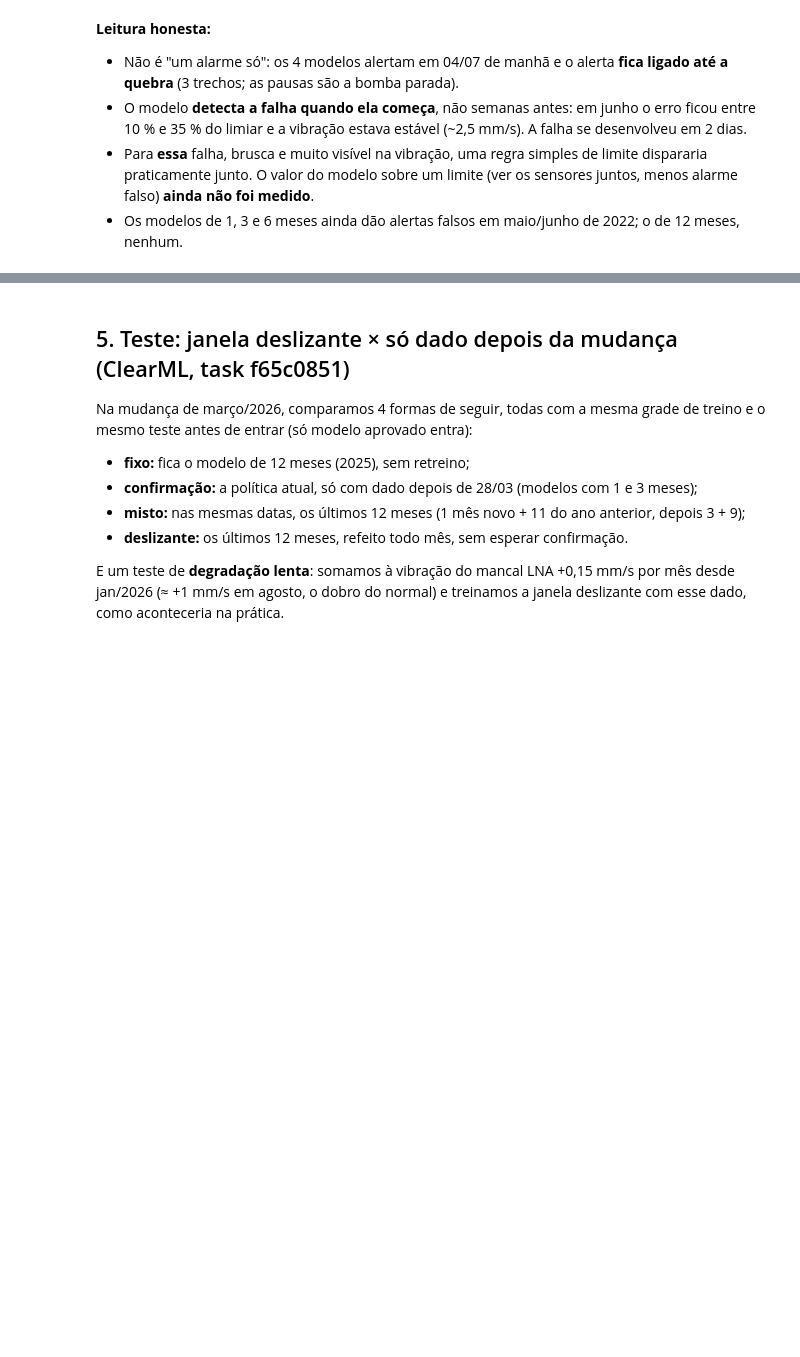
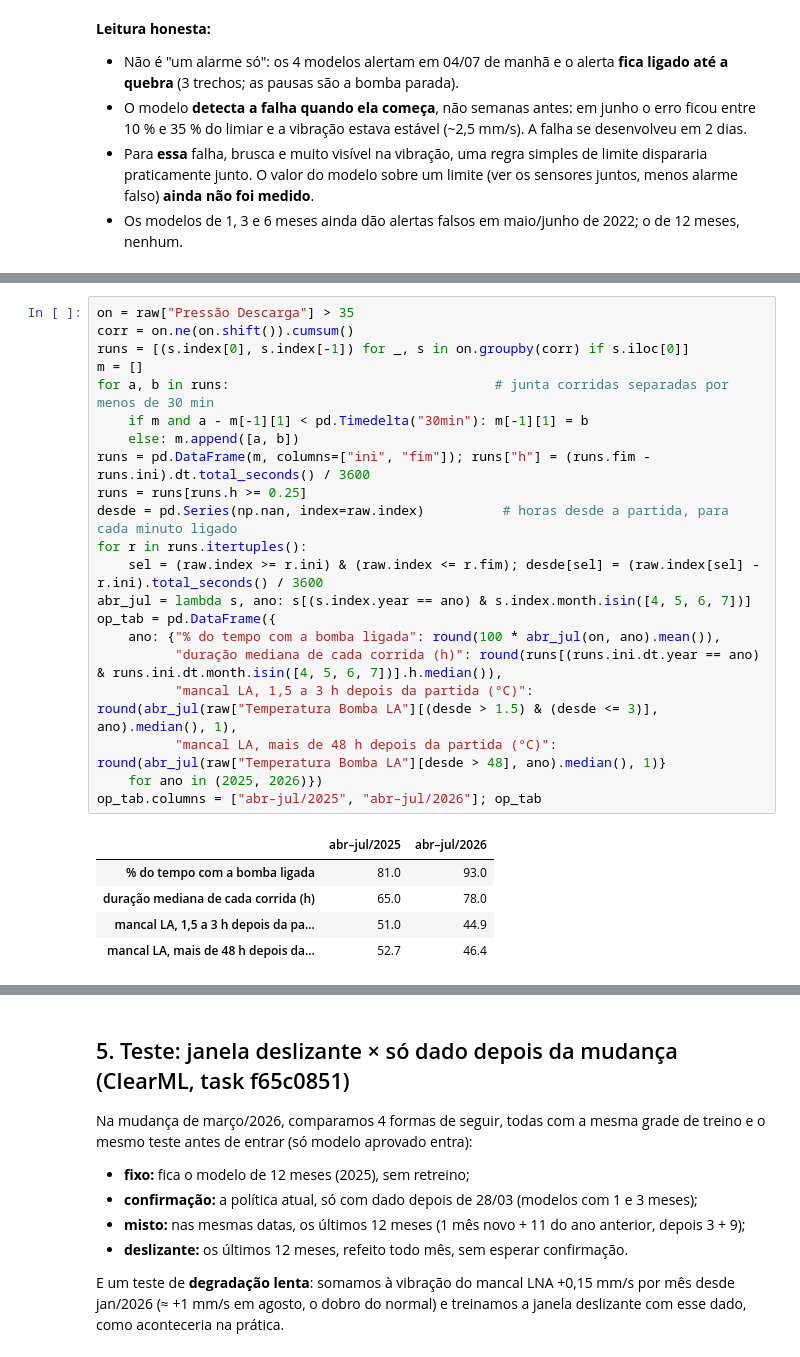
Before and after one commit to SIMPred-Petrobras/transpetro-models, a Jupyter notebook: notebooks/drift/resultados_retreino_B-8802B_out2026.ipynb, the cells around one changed output, grey strips where cells are left out. Cells and saved outputs as stored; diff of their text form; blank space fills up the shorter version.

```diff
--- a/notebooks/drift/resultados_retreino_B-8802B_out2026.ipynb
+++ b/notebooks/drift/resultados_retreino_B-8802B_out2026.ipynb
@@ -239,0 +232,27 @@ feito na parada; se for normal novo, entra o modelo de 1 mês com o dado de 28/0
+# %%
+on = raw["Pressão Descarga"] > 35
+corr = on.ne(on.shift()).cumsum()
+runs = [(s.index[0], s.index[-1]) for _, s in on.groupby(corr) if s.iloc[0]]
+m = []
+for a, b in runs:                                  # junta corridas separadas por menos de 30 min
+    if m and a - m[-1][1] < pd.Timedelta("30min"): m[-1][1] = b
+    else: m.append([a, b])
+runs = pd.DataFrame(m, columns=["ini", "fim"]); runs["h"] = (runs.fim - runs.ini).dt.total_seconds() / 3600
+runs = runs[runs.h >= 0.25]
+desde = pd.Series(np.nan, index=raw.index)          # horas desde a partida, para cada minuto ligado
+for r in runs.itertuples():
+    sel = (raw.index >= r.ini) & (raw.index <= r.fim); desde[sel] = (raw.index[sel] - r.ini).total_seconds() / 3600
+abr_jul = lambda s, ano: s[(s.index.year == ano) & s.index.month.isin([4, 5, 6, 7])]
+op_tab = pd.DataFrame({
+    ano: {"% do tempo com a bomba ligada": round(100 * abr_jul(on, ano).mean()),
+          "duração mediana de cada corrida (h)": round(runs[(runs.ini.dt.year == ano) & runs.ini.dt.month.isin([4, 5, 6, 7])].h.median()),
+          "mancal LA, 1,5 a 3 h depois da partida (°C)": round(abr_jul(raw["Temperatura Bomba LA"][(desde > 1.5) & (desde <= 3)], ano).median(), 1),
+          "mancal LA, mais de 48 h depois da partida (°C)": round(abr_jul(raw["Temperatura Bomba LA"][desde > 48], ano).median(), 1)}
+    for ano in (2025, 2026)})
+op_tab.columns = ["abr–jul/2025", "abr–jul/2026"]; op_tab
+# %% [output]
+|  | abr–jul/2025 | abr–jul/2026 |
+| % do tempo com a bomba ligada | 81.0 | 93.0 |
+| duração mediana de cada corrida (h) | 65.0 | 78.0 |
+| mancal LA, 1,5 a 3 h depois da pa... | 51.0 | 44.9 |
+| mancal LA, mais de 48 h depois da... | 52.7 | 46.4 |
```
Also changed, not shown: parts of 8 cells of this notebook.
